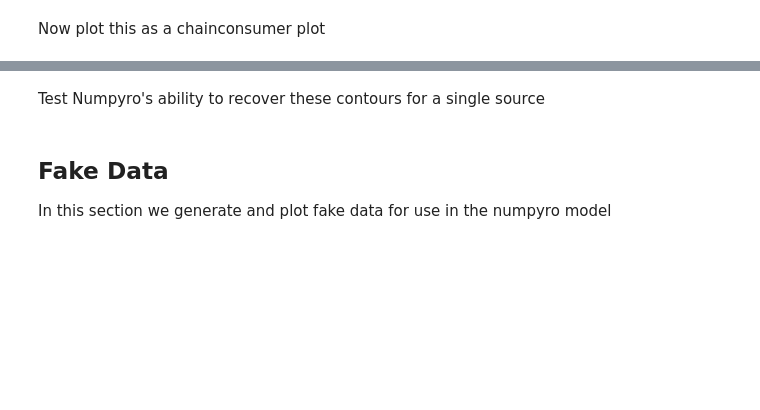
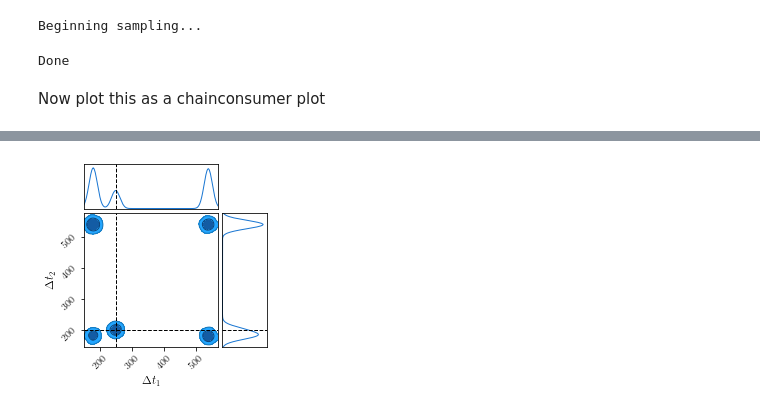
Before and after one commit to HughMcDougall/HMJavelin, a Jupyter notebook: NumpyroTests/HB_FakeData.ipynb, the cells around one changed output, grey strips where cells are left out. Drawn from its saved outputs; the diff is of its cells as text; code cells hidden in the pictures; blank space fills up the shorter version.

```diff
--- a/NumpyroTests/HB_FakeData.ipynb
+++ b/NumpyroTests/HB_FakeData.ipynb
@@ -17,3 +12,7 @@ import numpyro
 import numpy as np
 from chainconsumer import ChainConsumer
 import matplotlib.pylab as plt
+import warnings
+warnings.filterwarnings("ignore", category=FutureWarning)
+numpyro.set_host_device_count(1)
+jax.config.update('jax_platform_name', 'cpu')
@@ -54,24 +74,13 @@ plt.show()
 # %%
-init_lags = [250,200]
-true_lags = [250,200]
-cent_lags = [500,500]
+#Possible Sampler Types
 
-potential_func = fake_LL(lagtrue = true_lags, alias_width = 10, rel_height= np.random.rand()*0.5+0.5, true_width= 10)
-
-def model():
-    print(x,y)
-    x = numpyro.sample('lag_1', numpyro.distributions.Uniform(0,1000))
-    y = numpyro.sample('lag_2', numpyro.distributions.Uniform(0,1000))
-
-    numpyro.factor('log_pot', jnp.log(  potential_func(x,y))  )
-
-#sampler_type = numpyro.infer.NUTS
-sampler_type = numpyro.infer.SA
+sampler_type = numpyro.infer.NUTS
+#sampler_type = numpyro.infer.SA
 #sampler_type = numpyro.infer.BarkerMH
 
-#init_strat = init_strategy=numpyro.infer.init_to_uniform()
+#Ways to initialize
+init_strat = init_strategy=numpyro.infer.init_to_uniform()
 #init_strat  =numpyro.infer.init_to_value(values = {'lag_1': init_lags[0], 'lag_2': init_lags[1]})
-init_strat  =numpyro.infer.init_to_value(values = {'lag_1': cent_lags[0], 'lag_2': cent_lags[1]})
 
 sampler_kernel = sampler_type(model = model, init_strategy=init_strat)
 
@@ -81,9 +90,13 @@ sampler = numpyro.infer.MCMC(
     num_warmup=100,
     num_samples=100,
     num_chains=50,
-    progress_bar=True,
+    progress_bar=False,
+    chain_method = 'sequential',
 )
 sampler.run(jax.random.PRNGKey(10))
 print("Done")
+# %% [output]
+Beginning sampling...
+Done
 # %% [markdown]
 Now plot this as a chainconsumer plot
@@ -92,7 +103,9 @@ print(output['lag_1'], output['lag_2'])
 # %%
-#Do a chain
 output = sampler.get_samples()
 c = ChainConsumer()
-c.add_chain([output['lag_1'], output['lag_2']], parameters=['Lag_1','Lag_2'])
+c.add_chain([output['lag_1'], output['lag_2']], parameters=['$\Delta t_1$','$\Delta t_2$'])
+
 c.plotter.plot(truth=true_lags)
+
 plt.show()
+# %% [output]
@@ -99,6 +114 @@ plt.show()
+[figure, added]
-# %% [markdown]
-Test Numpyro's ability to recover these contours for a single source
-# %% [markdown]
-## Fake Data
-
-In this section we generate and plot fake data for use in the numpyro model
```
Also changed, not shown: parts of 18 cells of this notebook, 2 other files.
